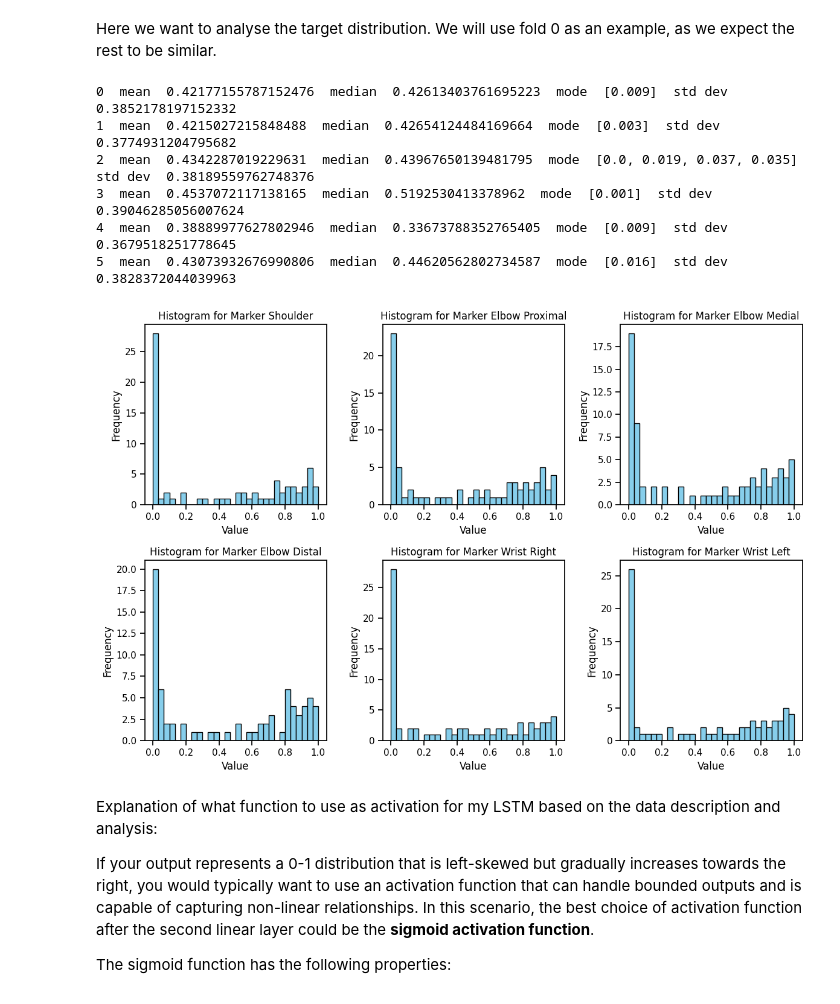
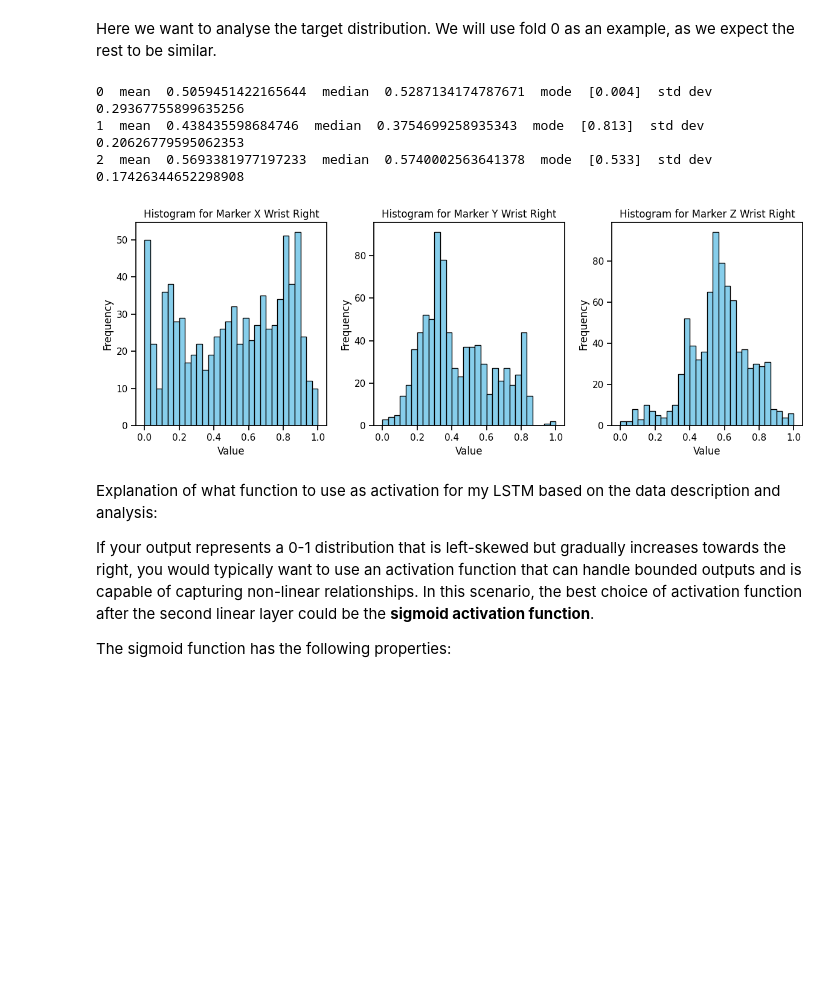
Before and after one commit to nereaiscamu/CL_UpperLimb_Control, a Jupyter notebook: Baseline_Decoders.ipynb, the cells around one changed output. Saved outputs shown, nothing was run; the diff lists cells and outputs as text; code cells hidden in the pictures; blank space fills up the shorter version.

```diff
--- a/Baseline_Decoders.ipynb
+++ b/Baseline_Decoders.ipynb
@@ -138,7 +206,10 @@ td_all = pd.concat([td,group_filt.drop(columns = 'type')], axis = 1)
 # %%
-td_filt = td_all[['index', 'num', 'type', 'KUKAPos',
+
+cols_to_search = ['index', 'num', 'type', 'KUKAPos',
                'idx_kuka_go', 'idx_reach', 'idx_end_complete',
-               'bad_indices', 'x', 'y', 'z', 'angles', 'both_spikes', 'both_rates']]
+               'bad_indices', 'x', 'y', 'z', 'angles', 'both_spikes', 'both_rates']
+cols_to_keep = [c for c in cols_to_search if c in td_all.columns]
+td_filt = td_all[cols_to_keep]
 # %%
 td_filt = td_filt.loc[td_filt.type == 'BASELINE'].reset_index()
 # %%
@@ -180,3 +262,5 @@ tidy_df.head()
+# %%
+tidy_df['target_pos'] = tidy_df.apply(lambda x: np.concatenate([x['x'][4:5], x['y'][4:5], x['z'][4:5]]), axis = 1)
 # %% [markdown]
 #### **Further preprocess by subtracting cross-condition mean**
 # %%
@@ -203,5 +287,5 @@ Options:
 # %% [markdown]
 For the first model let's say we use only "both_rates" as X matrix and "x" position (including all markers) as target (or y).
 # %%
-X_train, y_train, X_val, y_val, X_test, y_test, info_train, info_val, info_test = train_test_split(tidy_df, target_variable = 'y', num_folds = 5)
+X_train, y_train, X_val, y_val, X_test, y_test, info_train, info_val, info_test = train_test_split(tidy_df, target_variable = 'target_pos', num_folds = 5)
 # %% [output]
@@ -223,27 +309,3 @@ fold 4  test_ids  ['0_2']
-# %%
-from collections import Counter
-
-def calculate_mode(data):
-    """
-    Calculate the mode of a dataset.
-
-    Args:
-    - data (list or numpy array): The input dataset.
-
-    Returns:
-    - mode: The mode(s) of the dataset.
-    """
-    # Use Counter to count occurrences of each value
-    data = np.round(data, 3)
-    counts = Counter(data)
-
-    # Get the maximum count
-    max_count = max(counts.values())
-
-    # Find all values with the maximum count (could be multiple modes)
-    modes = [value for value, count in counts.items() if count == max_count]
-
-    return modes
 # %% [markdown]
 Here we want to analyse the target distribution.
 We will use fold 0 as an example, as we expect the rest to be similar.
@@ -252,29 +314,27 @@ y_test_dist = y_test['fold0']
 # %%
 # Get the number of markers (features)
 num_markers = y_test_dist.shape[1]
 
 # Plot histograms for each marker
 plt.figure(figsize=(12, 8))
-marker_names =  ['Shoulder',	'Elbow Proximal',	'Elbow Medial',	'Elbow Distal',	'Wrist Right',	'Wrist Left']
+#marker_names =  ['Shoulder',	'Elbow Proximal',	'Elbow Medial',	'Elbow Distal',	'Wrist Right',	'Wrist Left']
+marker_names = ['X Wrist Right', 'Y Wrist Right', 'Z Wrist Right']
 for i in range(num_markers):
     plt.subplot(2, 3, i+1)  # Adjust the subplot layout as needed
     plt.hist(y_test_dist[:, i], bins=30, color='skyblue', edgecolor='black')
     print(i, ' mean ', np.mean(y_test_dist[:,i]), ' median ', np.median(y_test_dist[:,i]), ' mode ', calculate_mode(y_test_dist[:,i]), ' std dev ', np.std(y_test_dist[:,i]))
     #skewness, and kurtosis
     plt.title(f'Histogram for Marker {marker_names[i]}')
     plt.xlabel('Value')
     plt.ylabel('Frequency')
 
 plt.tight_layout()
 plt.show()
 # %% [output]
-0  mean  0.42177155787152476  median  0.42613403761695223  mode  [0.009]  std dev  0.3852178197152332
-1  mean  0.4215027215848488  median  0.42654124484169664  mode  [0.003]  std dev  0.3774931204795682
-2  mean  0.4342287019229631  median  0.43967650139481795  mode  [0.0, 0.019, 0.037, 0.035]  std dev  0.38189559762748376
-3  mean  0.4537072117138165  median  0.5192530413378962  mode  [0.001]  std dev  0.39046285056007624
-4  mean  0.38889977627802946  median  0.33673788352765405  mode  [0.009]  std dev  0.3679518251778645
-5  mean  0.43073932676990806  median  0.44620562802734587  mode  [0.016]  std dev  0.3828372044039963
+0  mean  0.5059451422165644  median  0.5287134174787671  mode  [0.004]  std dev  0.29367755899635256
+1  mean  0.438435598684746  median  0.3754699258935343  mode  [0.813]  std dev  0.20626779595062353
+2  mean  0.5693381977197233  median  0.5740002563641378  mode  [0.533]  std dev  0.17426344652298908
-[figure, old version]
+[figure, new version]
 # %% [markdown]
 Explanation of what function to use as activation for my LSTM based on the data description and analysis:
 
```
Also changed, not shown: parts of 49 cells of this notebook, 16 other files.
